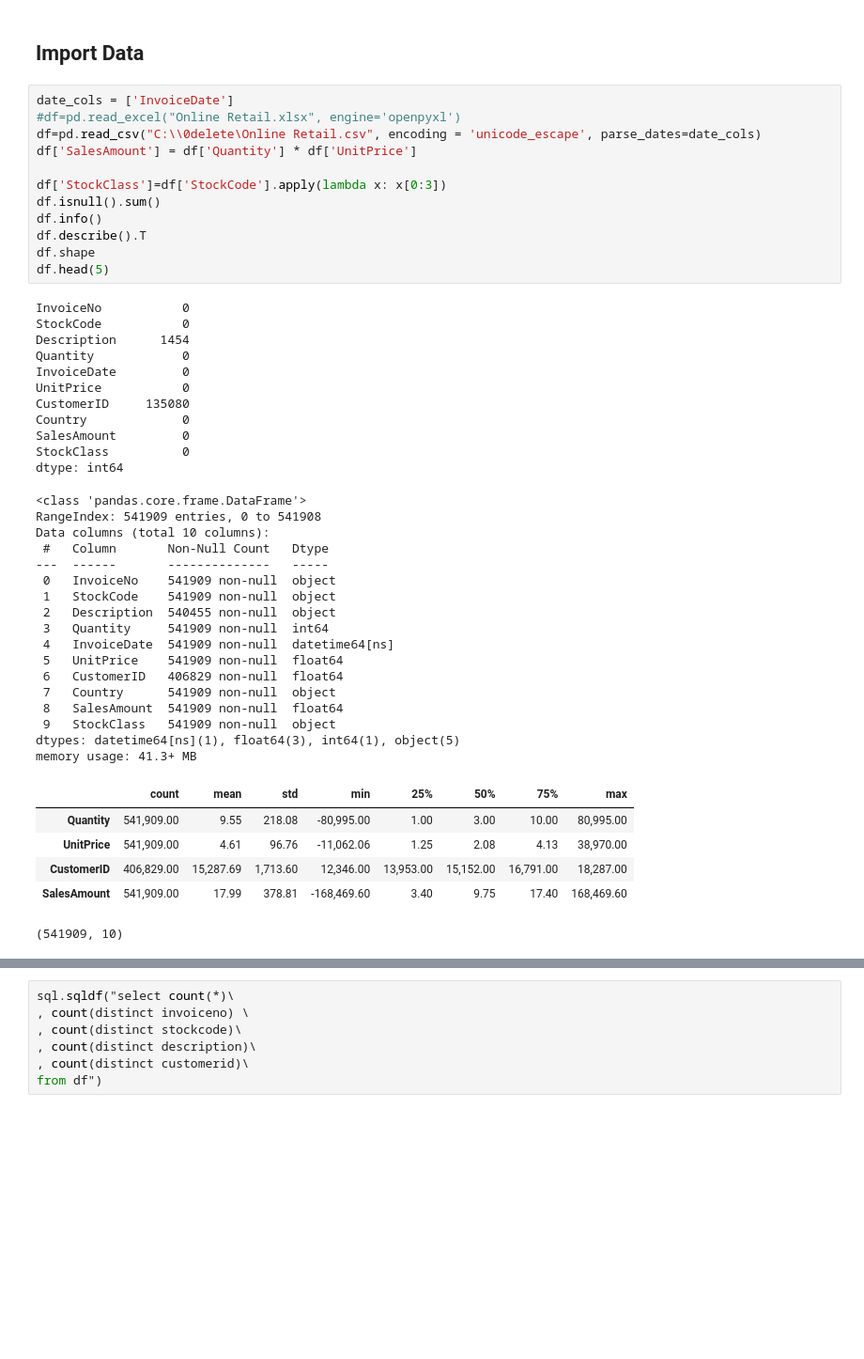
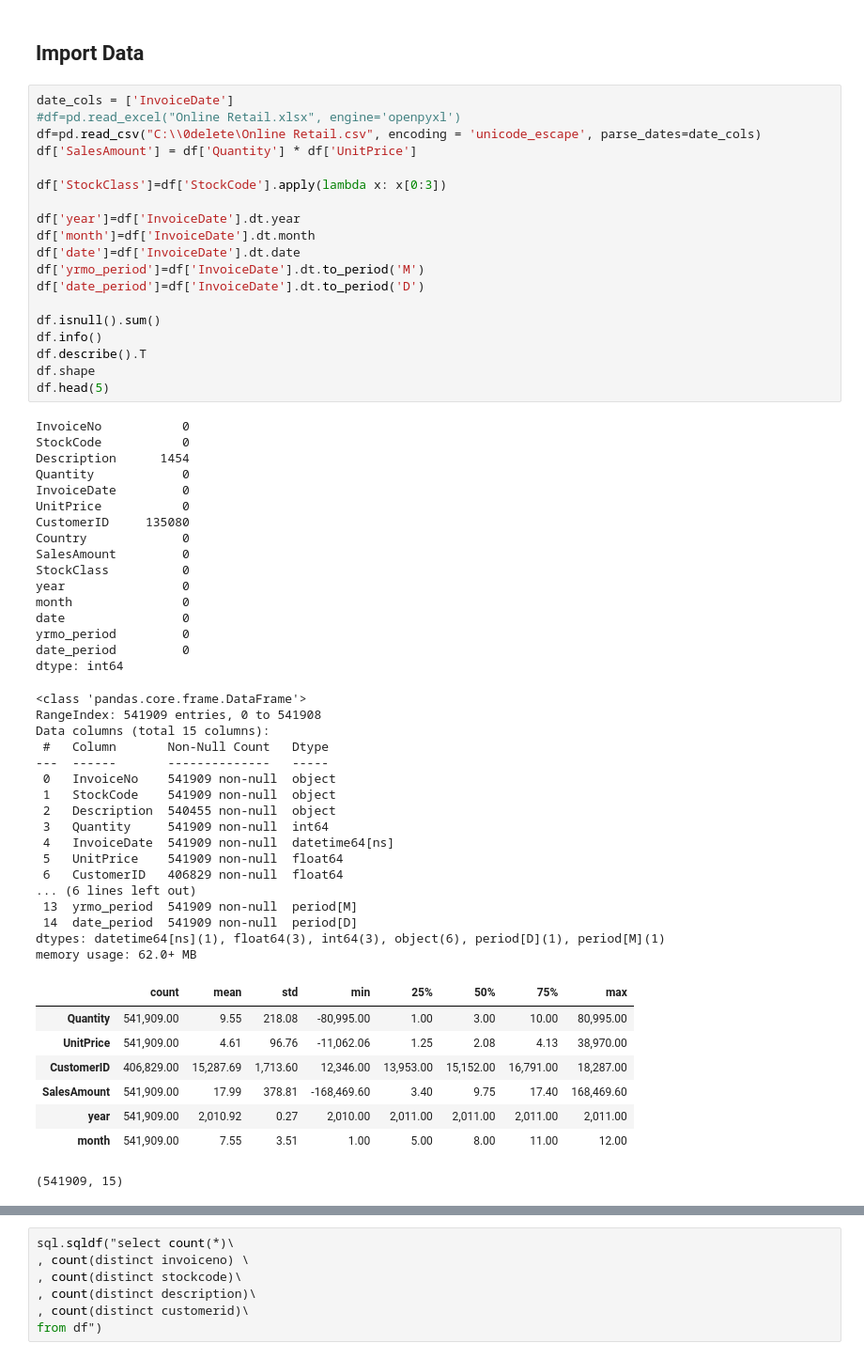
Before and after one commit to jinzhou2008/OnlineRetailTransactionML, a Jupyter notebook: Online retail data ML.ipynb, the cells around one changed output, grey strips where cells are left out. Shown: that part at 94% size. Saved outputs shown, nothing was run; the diff lists cells and outputs as text; blank space fills up the shorter version.

```diff
--- a/Online retail data ML.ipynb
+++ b/Online retail data ML.ipynb
@@ -84,46 +84,60 @@ df=pd.read_csv("C:\\0delete\Online Retail.csv", encoding = 'unicode_escape', par
 df['SalesAmount'] = df['Quantity'] * df['UnitPrice']
 
 df['StockClass']=df['StockCode'].apply(lambda x: x[0:3])
+
+df['year']=df['InvoiceDate'].dt.year
+df['month']=df['InvoiceDate'].dt.month
+df['date']=df['InvoiceDate'].dt.date
+df['yrmo_period']=df['InvoiceDate'].dt.to_period('M')
+df['date_period']=df['InvoiceDate'].dt.to_period('D')
+
 df.isnull().sum()
 df.info()
 df.describe().T
 df.shape
 df.head(5)
 # %% [output]
 InvoiceNo           0
 StockCode           0
 Description      1454
 Quantity            0
 InvoiceDate         0
 UnitPrice           0
 CustomerID     135080
 Country             0
 SalesAmount         0
 StockClass          0
+year                0
+month               0
+date                0
+yrmo_period         0
+date_period         0
 dtype: int64
 <class 'pandas.core.frame.DataFrame'>
 RangeIndex: 541909 entries, 0 to 541908
-Data columns (total 10 columns):
+Data columns (total 15 columns):
  #   Column       Non-Null Count   Dtype
 ---  ------       --------------   -----
  0   InvoiceNo    541909 non-null  object
  1   StockCode    541909 non-null  object
  2   Description  540455 non-null  object
  3   Quantity     541909 non-null  int64
  4   InvoiceDate  541909 non-null  datetime64[ns]
  5   UnitPrice    541909 non-null  float64
  6   CustomerID   406829 non-null  float64
- 7   Country      541909 non-null  object
- 8   SalesAmount  541909 non-null  float64
- 9   StockClass   541909 non-null  object
-dtypes: datetime64[ns](1), float64(3), int64(1), object(5)
-memory usage: 41.3+ MB
+... (6 lines left out)
+ 13  yrmo_period  541909 non-null  period[M]
+ 14  date_period  541909 non-null  period[D]
+dtypes: datetime64[ns](1), float64(3), int64(3), object(6), period[D](1), period[M](1)
+memory usage: 62.0+ MB
 |  | count | mean | std | min | 25% | 50% | 75% | max |
 | Quantity | 541,909.00 | 9.55 | 218.08 | -80,995.00 | 1.00 | 3.00 | 10.00 | 80,995.00 |
 | UnitPrice | 541,909.00 | 4.61 | 96.76 | -11,062.06 | 1.25 | 2.08 | 4.13 | 38,970.00 |
 | CustomerID | 406,829.00 | 15,287.69 | 1,713.60 | 12,346.00 | 13,953.00 | 15,152.00 | 16,791.00 | 18,287.00 |
 | SalesAmount | 541,909.00 | 17.99 | 378.81 | -168,469.60 | 3.40 | 9.75 | 17.40 | 168,469.60 |
+| year | 541,909.00 | 2,010.92 | 0.27 | 2,010.00 | 2,011.00 | 2,011.00 | 2,011.00 | 2,011.00 |
+| month | 541,909.00 | 7.55 | 3.51 | 1.00 | 5.00 | 8.00 | 11.00 | 12.00 |
-(541909, 10)
+(541909, 15)
 |  | InvoiceNo | StockCode | Description | Quantity | InvoiceDate | UnitPrice | CustomerID | Country | SalesAmount | ... |
 | 0 | 536365 | 85123A | WHITE HANGING HEART T-LIGHT HOLDER | 6 | 2010-12-01 08:26:00 | 2.55 | 17,850.00 | United Kingdom | 15.30 | ... |
 | 1 | 536365 | 71053 | WHITE METAL LANTERN | 6 | 2010-12-01 08:26:00 | 3.39 | 17,850.00 | United Kingdom | 20.34 | ... |
```
Also changed, not shown: parts of 9 cells of this notebook.
